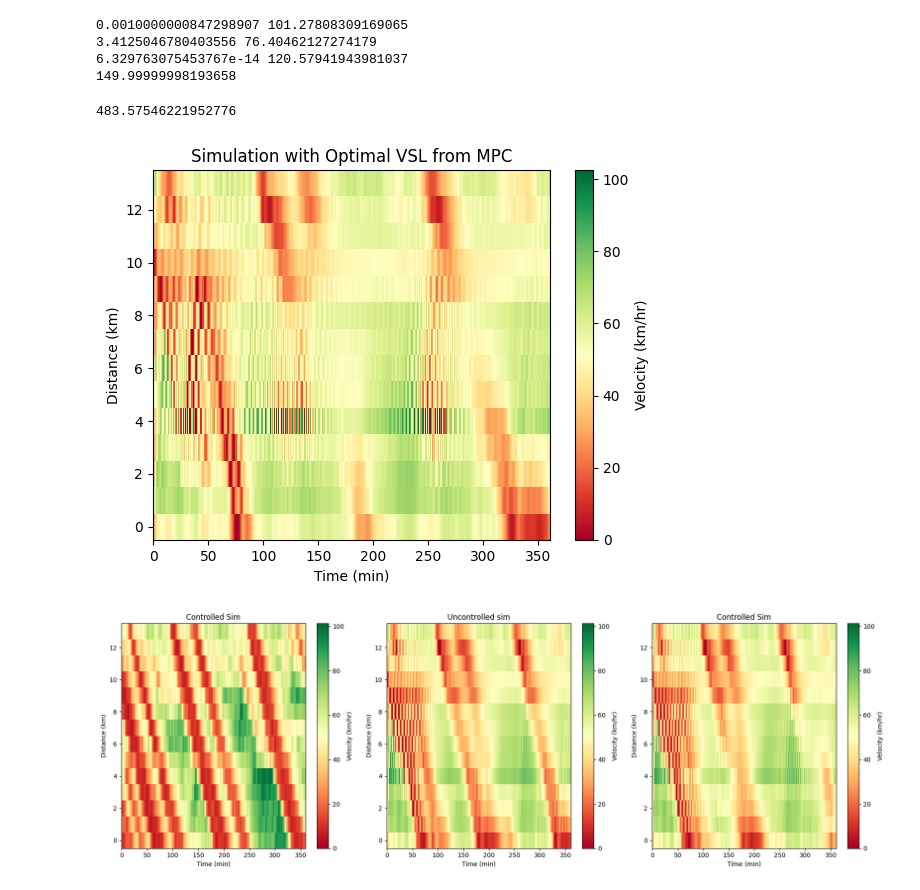
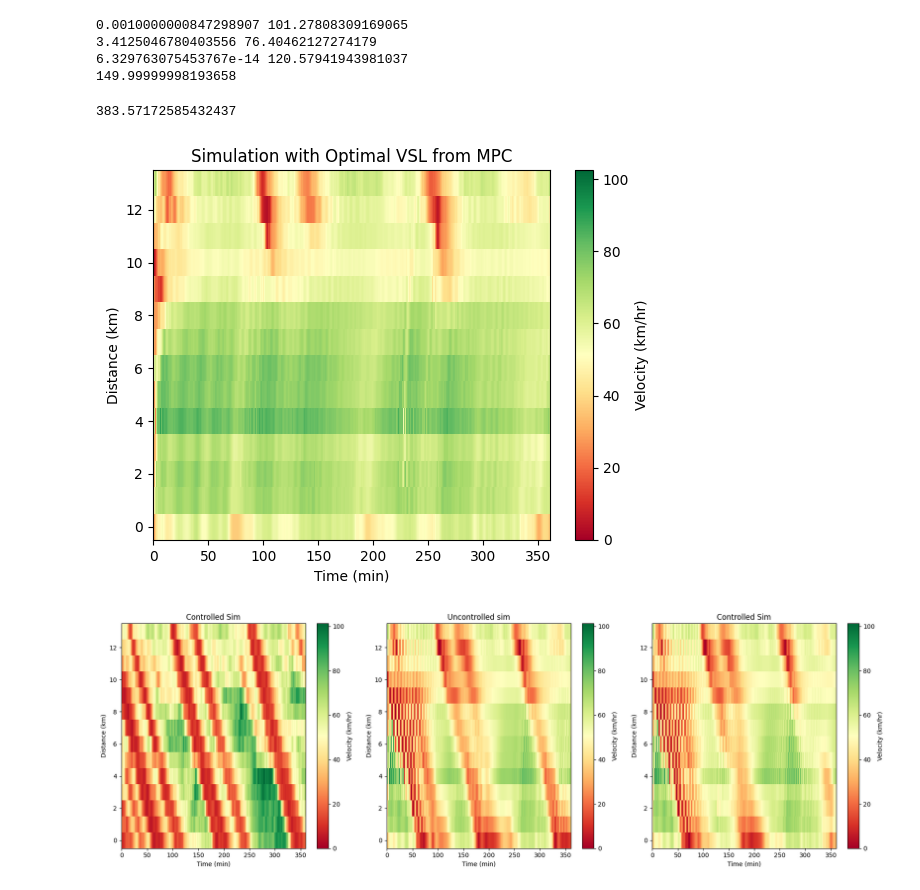
Before and after one commit to srags/mpc-traffic-flow, a Jupyter notebook: experiments/metanet_params.ipynb, the cells around one changed output. Saved outputs shown, nothing was run; the diff lists cells and outputs as text; code cells hidden in the pictures.

Commit message:
ran more constraint stuff and added plotting for safety sweep

```diff
--- a/experiments/metanet_params.ipynb
+++ b/experiments/metanet_params.ipynb
@@ -556,32 +530,32 @@ print(model_params['v_free'].max())
 6.329763075453767e-14 120.57941943981037
 149.99999998193658
 # %%
-# optimal_vsl = np.load(f'{results_path}/optimal_vsl_27.npy')
+optimal_vsl = np.load(f'{results_path}/optimal_vsl_1.npy')
 p_opt, v_opt, queue, tts_opt = run_metanet_sim(time_step,
                                    L,
                                    init_state,
                                    data_inflow,
                                    downstream_density,
                                    model_params,
                                    lanes=lane_dict,
                                    vsl_speeds=optimal_vsl,
                                    plotting=True,
                                    real_data=False
 )
 
 print(tts_opt)
 
 plt.imshow(v_opt.T, cmap='RdYlGn', aspect='auto', interpolation='none', vmin=0, vmax=np.max(velocity_data))
 plt.title('Simulation with Optimal VSL from MPC')
 plt.xlabel('Time (min)')
 plt.ylabel('Distance (km)')
 plt.colorbar(label='Velocity (km/hr)')
 plt.gca().invert_yaxis()
 plt.gca().xaxis.set_ticks_position('bottom')
 plt.show()
 # %% [output]
-483.57546221952776
+383.57172585432437
-[figure, old version]
+[figure, new version]
 # %%
 # Read in v_pred.npy from the path location
 max_v = max(np.max(v_baseline), np.max(v_opt))
```
Also changed, not shown: parts of 3 cells of this notebook, 9 other files.
